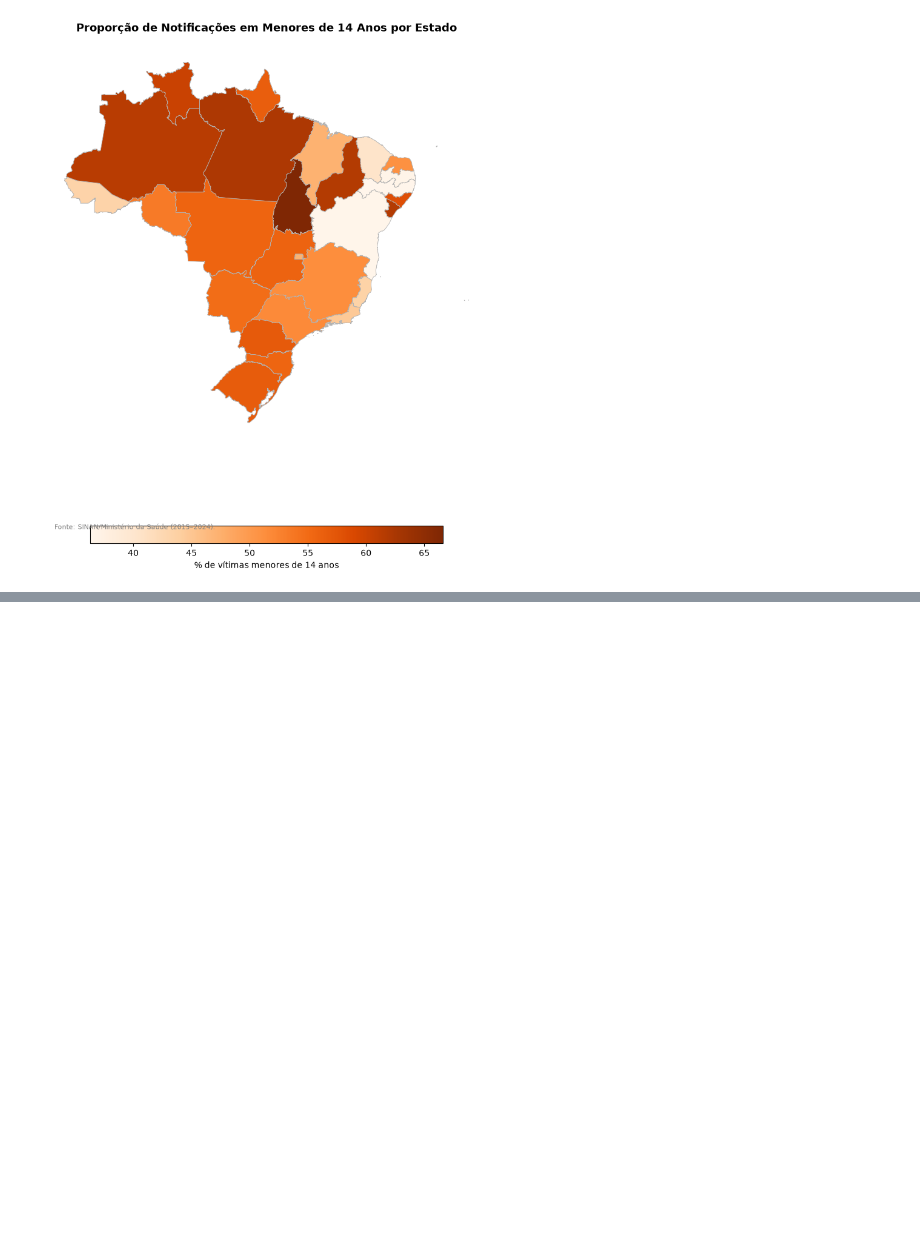
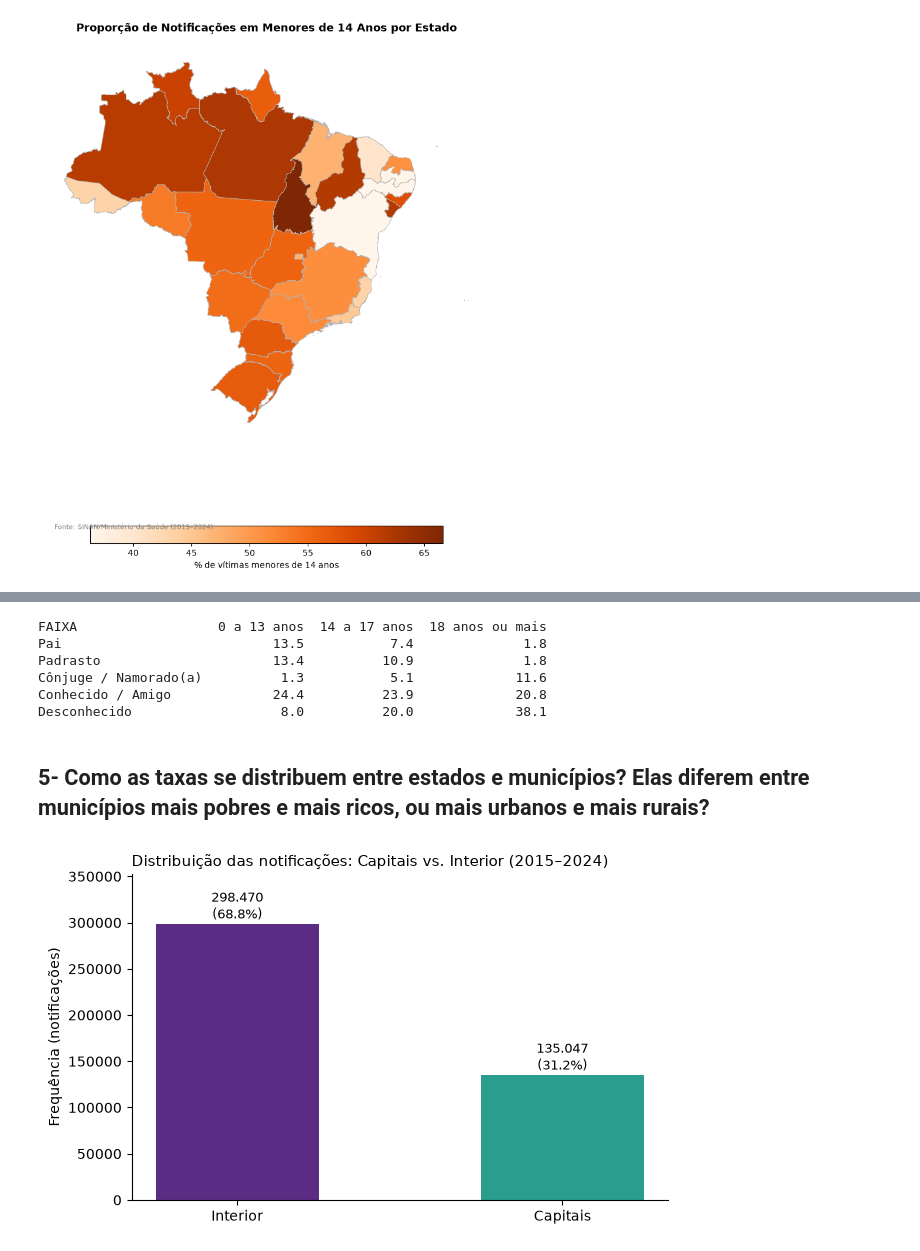
Before and after one commit to gabrielleazev/aedv-violencia-sexual, a Jupyter notebook: notebooks/relatorio.ipynb, the cells around one changed output, grey strips where cells are left out. Drawn from its saved outputs; the diff is of its cells as text; code cells hidden in the pictures; blank space fills up the shorter version.

```diff
--- a/notebooks/relatorio.ipynb
+++ b/notebooks/relatorio.ipynb
@@ -643,0 +834,56 @@ plt.show()
+# %%
+# --- SUGESTÃO EXTRA P4: Vínculo com o agressor por faixa etária ---
+vinculos = {
+    "REL_PAI": "Pai",
+    "REL_PAD": "Padrasto",
+    "REL_CONJ": "Cônjuge / Namorado(a)", # ou combinar REL_CONJ, REL_EXCON, REL_NAMO
+    "REL_CONHEC": "Conhecido / Amigo",
+    "REL_DESCO": "Desconhecido"
+}
+df_vinc = sinan[sinan["FAIXA"].notna()].copy()
+for col in vinculos:
+    if col in df_vinc.columns:
+        df_vinc[col] = limpa_codigo(df_vinc[col]).eq("1")
+
+cols_presentes = [c for c in vinculos if c in df_vinc.columns]
+pct_vinc = (df_vinc.groupby("FAIXA", observed=True)[cols_presentes].mean() * 100).rename(columns=vinculos).T.round(1)
+print(pct_vinc)
+# %% [output]
+FAIXA                  0 a 13 anos  14 a 17 anos  18 anos ou mais
+Pai                           13.5           7.4              1.8
+Padrasto                      13.4          10.9              1.8
+Cônjuge / Namorado(a)          1.3           5.1             11.6
+Conhecido / Amigo             24.4          23.9             20.8
+Desconhecido                   8.0          20.0             38.1
+# %% [markdown]
+## 5- Como as taxas se distribuem entre estados e municípios? Elas diferem entre municípios mais pobres e mais ricos, ou mais urbanos e mais rurais?
+# %%
+# Códigos IBGE de 6 dígitos das 27 capitais brasileiras
+capitais_6 = {
+    "110020", "120040", "130260", "140010", "150140", "160030", "172100",
+    "211130", "221100", "230440", "240810", "250750", "261160", "270430",
+    "280030", "292740", "310620", "320530", "330455", "355030", "410690",
+    "420540", "431490", "500270", "510340", "520870", "530010"
+}
+
+sinan["PORTE_GEO"] = np.where(sinan["COD_MUN_6"].isin(capitais_6), "Capitais", "Interior")
+cont_geo = sinan["PORTE_GEO"].value_counts()
+
+fig, ax = plt.subplots(figsize=(6.5, 4))
+barras = ax.bar(cont_geo.index, cont_geo.values, color=["#5B2C83", "#2A9D8F"], width=0.5)
+for b in barras:
+    h = b.get_height()
+    pct = h / cont_geo.sum() * 100
+    ax.annotate(f"{h:,.0f}\n({pct:.1f}%)".replace(",", "."),
+                (b.get_x() + b.get_width() / 2, h),
+                textcoords="offset points", xytext=(0, 4), ha="center", fontsize=9.5)
+
+ax.set_title("Distribuição das notificações: Capitais vs. Interior (2015–2024)", loc="left", fontsize=11)
+ax.set_ylabel("Frequência (notificações)")
+ax.set_ylim(0, cont_geo.max() * 1.18)
+ax.spines[["top", "right"]].set_visible(False)
+plt.tight_layout()
+plt.savefig("../figures/p5_capitais_interior.png", dpi=200, bbox_inches="tight")
+plt.show()
+# %% [output]
+[figure, added]
```
Also changed, not shown: parts of 22 cells of this notebook, 17 other files.
